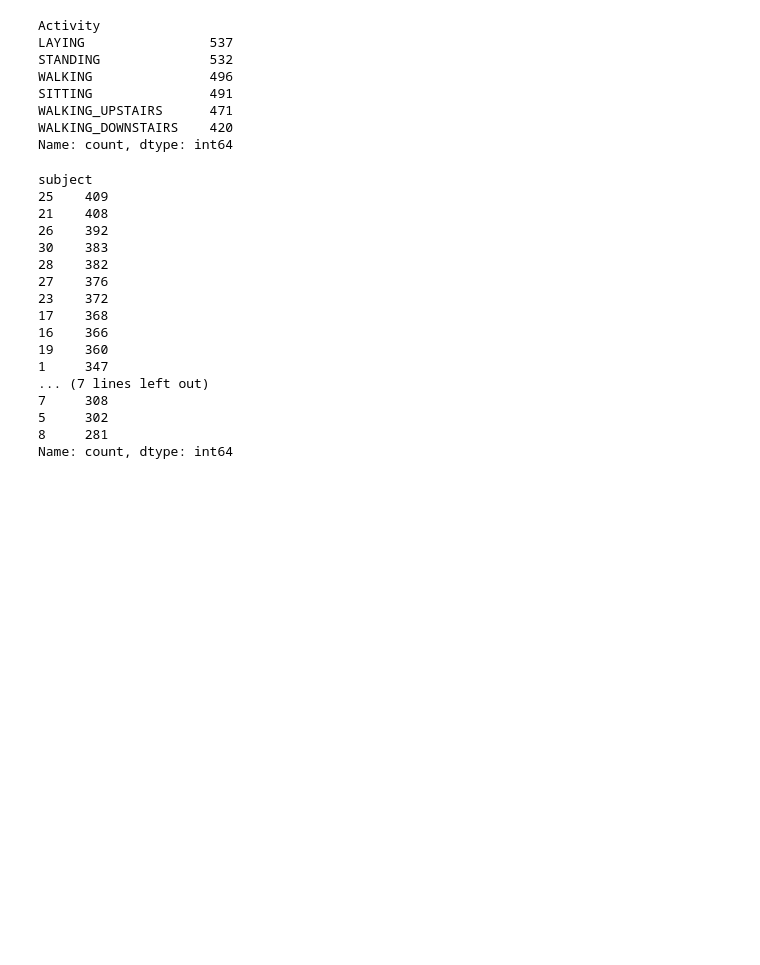
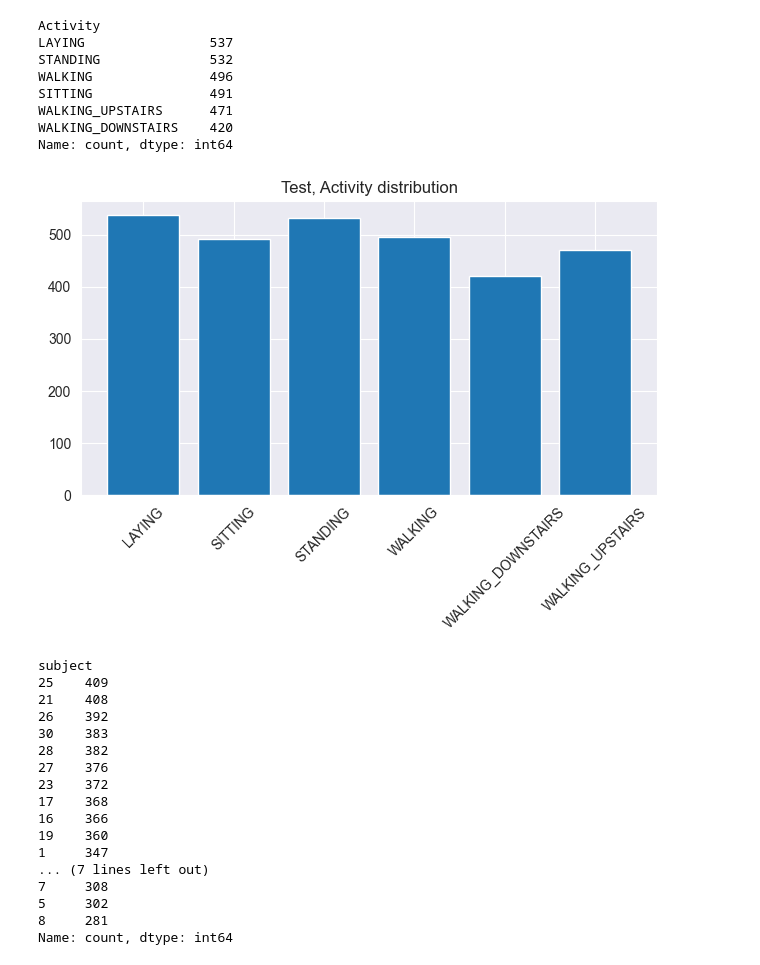
Before and after one commit to MaksimObukhov/human-activity-recognition, a Jupyter notebook: notebook.ipynb, the cells around one changed output. Cells and saved outputs as stored; diff of their text form; code cells hidden in the pictures; blank space fills up the shorter version.

```diff
--- a/notebook.ipynb
+++ b/notebook.ipynb
@@ -83,5 +90,14 @@ SITTING               491
 WALKING_UPSTAIRS      471
 WALKING_DOWNSTAIRS    420
 Name: count, dtype: int64
+# %%
+counts = df_test['Activity'].value_counts().sort_index()
+plt.bar(counts.index, counts.values)
+plt.title('Test, Activity distribution')
+plt.xticks(rotation=45)
+plt.tight_layout()
+plt.show()
+# %% [output]
+[figure, added]
 # %%
 df_train['subject'].value_counts()
```
Also changed, not shown: parts of 39 cells of this notebook, 1 other file.
